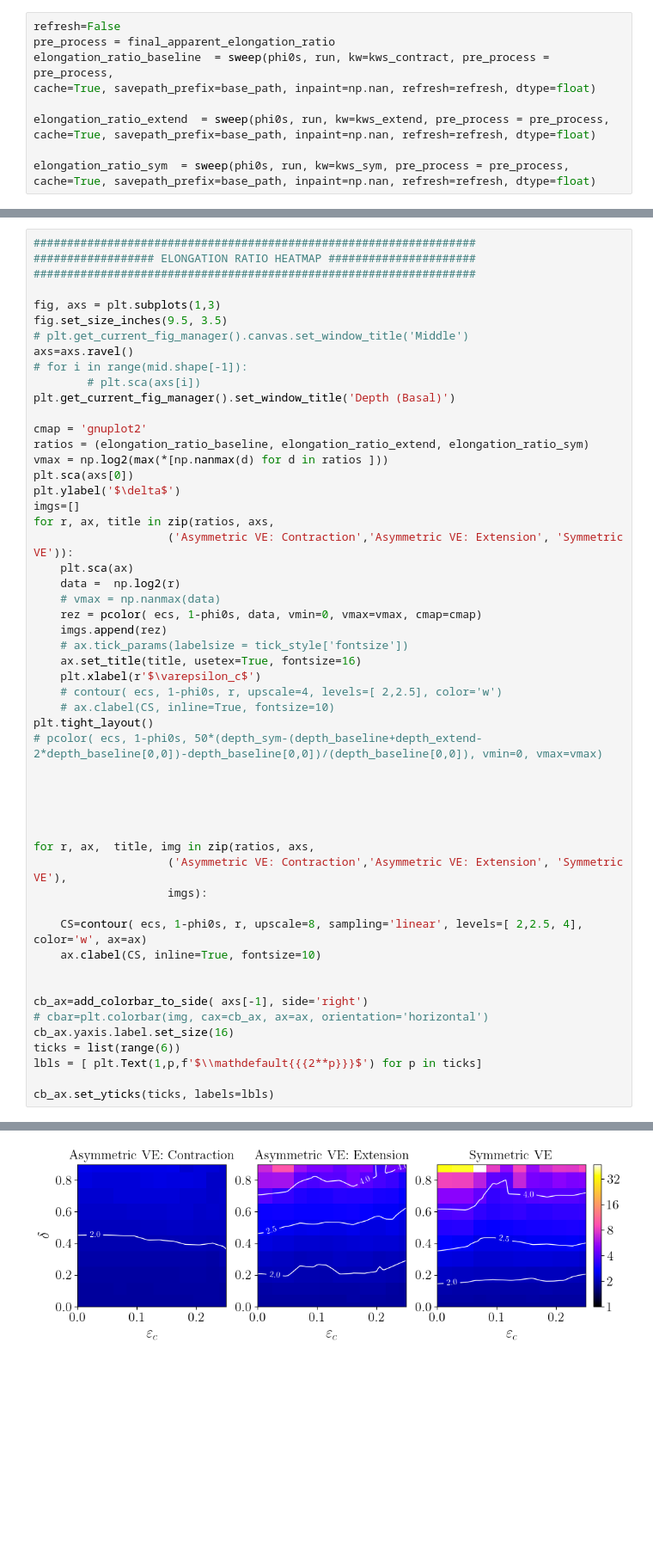
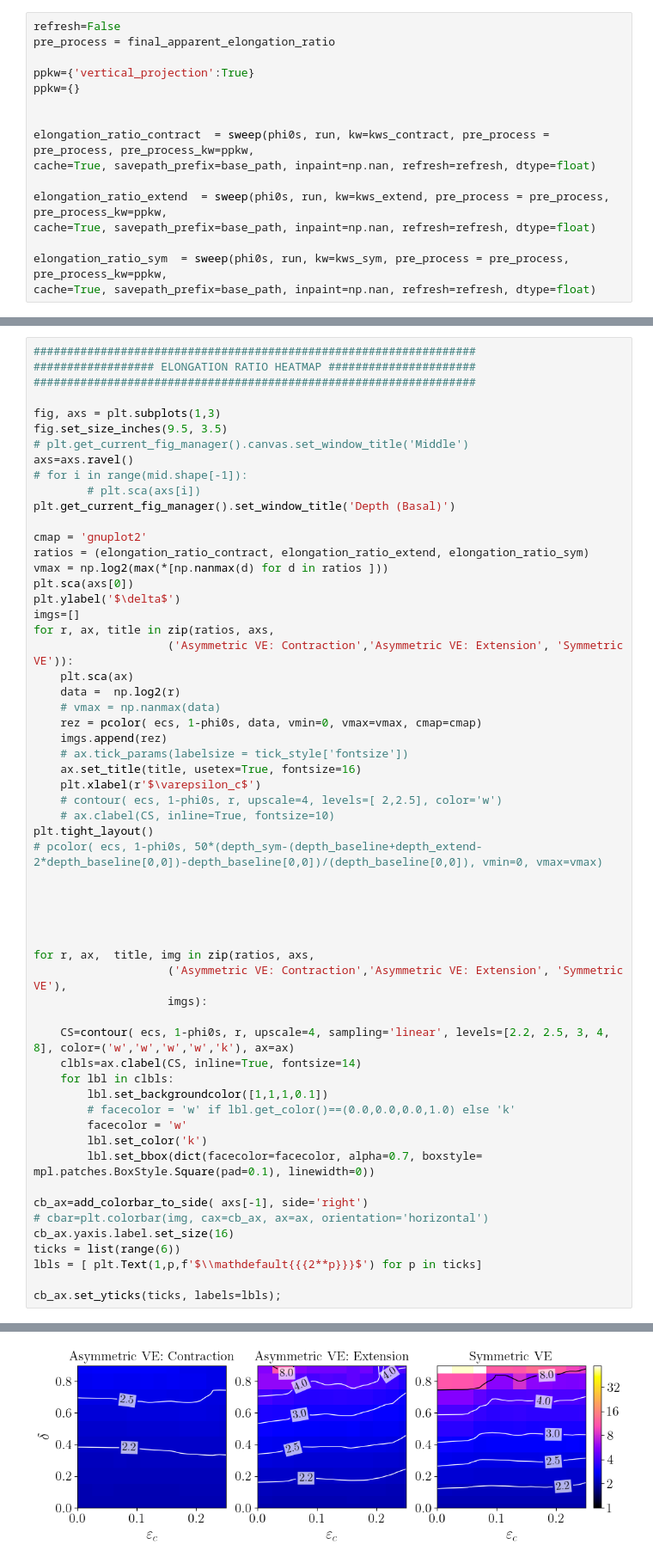
Before and after one commit to laurentmackay/3d-vertex, a Jupyter notebook: VertexTissue/Validation/Viscoelastic/Step2/ElongationAnalysis.ipynb, the cells around one changed output, grey strips where cells are left out. Shown at 86% size. Drawn from its saved outputs; the diff is of its cells as text; blank space fills up the shorter version.

```diff
--- a/VertexTissue/Validation/Viscoelastic/Step2/ElongationAnalysis.ipynb
+++ b/VertexTissue/Validation/Viscoelastic/Step2/ElongationAnalysis.ipynb
@@ -44,12 +44,17 @@ average_apparent_elongation_ratio(G)
 # %%
 refresh=False
 pre_process = final_apparent_elongation_ratio
-elongation_ratio_baseline  = sweep(phi0s, run, kw=kws_contract, pre_process = pre_process,
+
+ppkw={'vertical_projection':True}
+ppkw={}
+
+
+elongation_ratio_contract  = sweep(phi0s, run, kw=kws_contract, pre_process = pre_process, pre_process_kw=ppkw,
 cache=True, savepath_prefix=base_path, inpaint=np.nan, refresh=refresh, dtype=float)
 
-elongation_ratio_extend  = sweep(phi0s, run, kw=kws_extend, pre_process = pre_process,
+elongation_ratio_extend  = sweep(phi0s, run, kw=kws_extend, pre_process = pre_process, pre_process_kw=ppkw,
 cache=True, savepath_prefix=base_path, inpaint=np.nan, refresh=refresh, dtype=float)
 
-elongation_ratio_sym  = sweep(phi0s, run, kw=kws_sym, pre_process = pre_process,
+elongation_ratio_sym  = sweep(phi0s, run, kw=kws_sym, pre_process = pre_process, pre_process_kw=ppkw,
 cache=True, savepath_prefix=base_path, inpaint=np.nan, refresh=refresh, dtype=float)
 # %%
@@ -72,7 +77,7 @@ axs=axs.ravel()
 plt.get_current_fig_manager().set_window_title('Depth (Basal)')
 
 cmap = 'gnuplot2'
-ratios = (elongation_ratio_baseline, elongation_ratio_extend, elongation_ratio_sym)
+ratios = (elongation_ratio_contract, elongation_ratio_extend, elongation_ratio_sym)
 vmax = np.log2(max(*[np.nanmax(d) for d in ratios ]))
 plt.sca(axs[0])
 plt.ylabel('$\delta$')
@@ -100,9 +105,14 @@ for r, ax,  title, img in zip(ratios, axs,
                     ('Asymmetric VE: Contraction','Asymmetric VE: Extension', 'Symmetric VE'),
                     imgs):
 
-    CS=contour( ecs, 1-phi0s, r, upscale=8, sampling='linear', levels=[ 2,2.5, 4], color='w', ax=ax)
-    ax.clabel(CS, inline=True, fontsize=10)
-
+    CS=contour( ecs, 1-phi0s, r, upscale=4, sampling='linear', levels=[2.2, 2.5, 3, 4, 8], color=('w','w','w','w','k'), ax=ax)
+    clbls=ax.clabel(CS, inline=True, fontsize=14)
+    for lbl in clbls:
+        lbl.set_backgroundcolor([1,1,1,0.1])
+        # facecolor = 'w' if lbl.get_color()==(0.0,0.0,0.0,1.0) else 'k'
+        facecolor = 'w'
+        lbl.set_color('k')
+        lbl.set_bbox(dict(facecolor=facecolor, alpha=0.7, boxstyle= mpl.patches.BoxStyle.Square(pad=0.1), linewidth=0))
 
 cb_ax=add_colorbar_to_side( axs[-1], side='right')
 # cbar=plt.colorbar(img, cax=cb_ax, ax=ax, orientation='horizontal')
@@ -110,5 +120,5 @@ cb_ax.yaxis.label.set_size(16)
 ticks = list(range(6))
 lbls = [ plt.Text(1,p,f'$\\mathdefault{{{2**p}}}$') for p in ticks]
 
-cb_ax.set_yticks(ticks, labels=lbls)
+cb_ax.set_yticks(ticks, labels=lbls);
 # %% [output]
@@ -121 +125 @@ cb_ax.set_yticks(ticks, labels=lbls)
-[figure, old version]
+[figure, new version]
```
Also changed, not shown: parts of 7 cells of this notebook, 15 other files.
